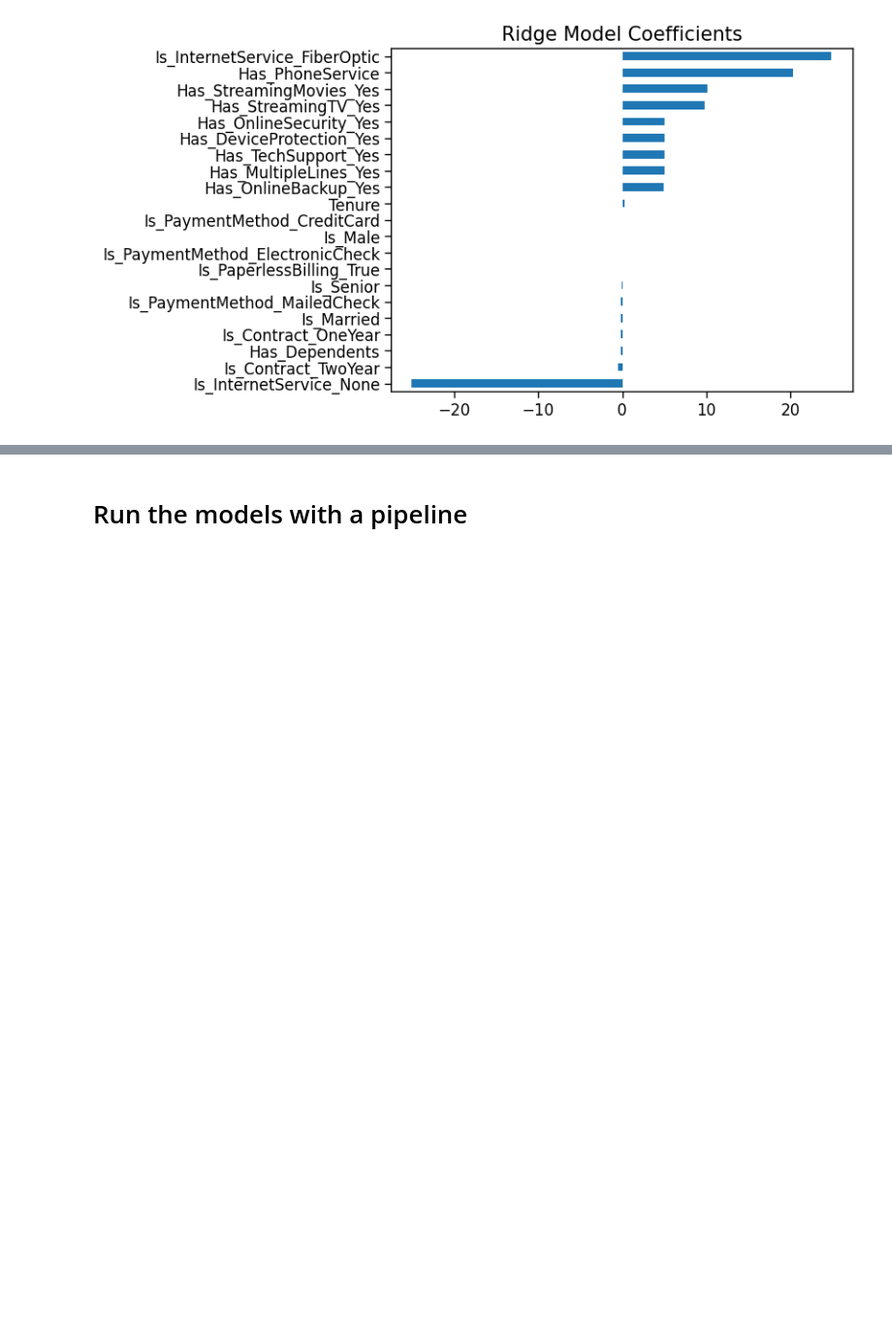
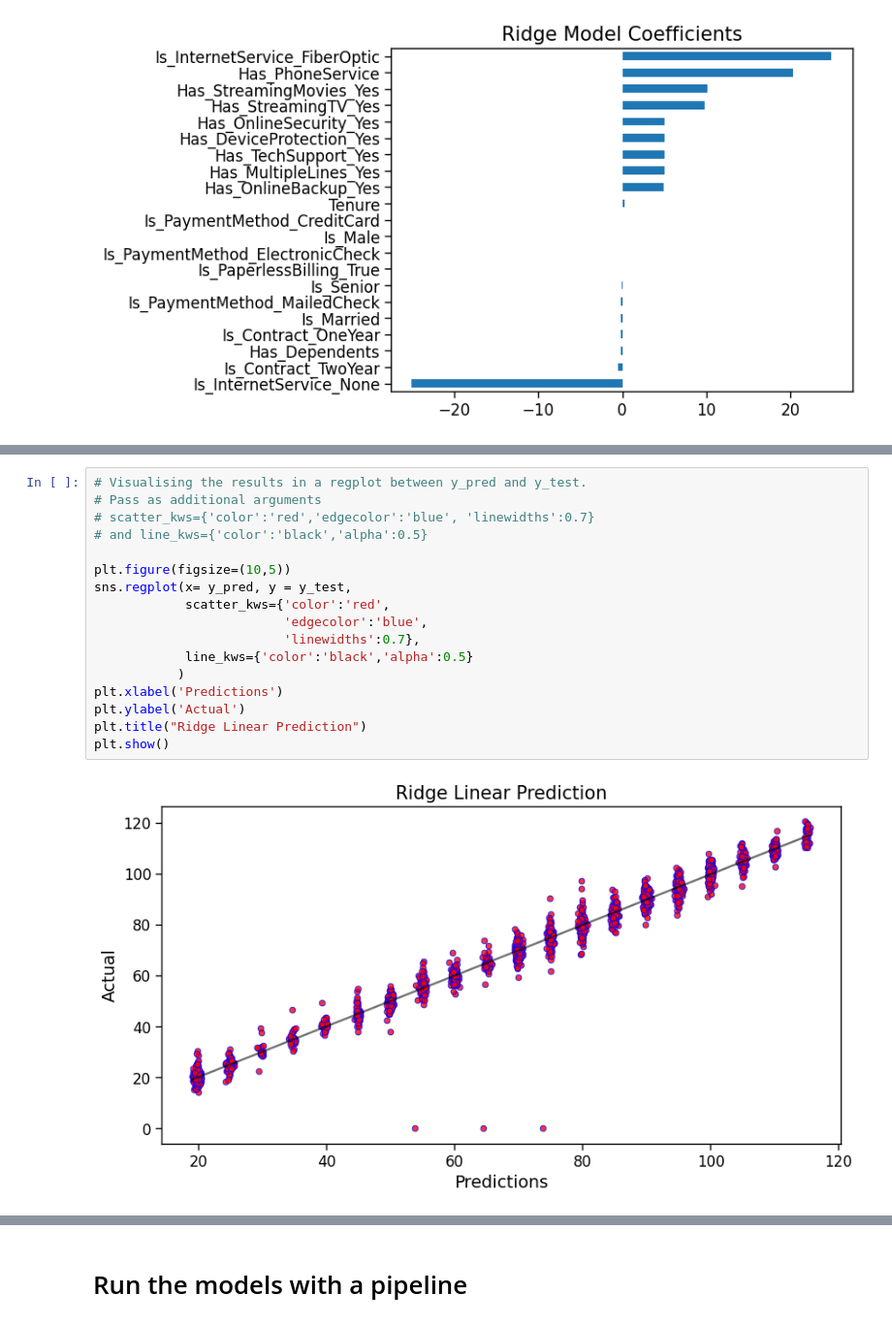
Before and after one commit to kitlapp/Telco_ML, a Jupyter notebook: Regression_ML.ipynb, the cells around one changed output, grey strips where cells are left out. Shown at 97% size. Saved outputs shown, nothing was run; the diff lists cells and outputs as text; blank space fills up the shorter version.

```diff
--- a/Regression_ML.ipynb
+++ b/Regression_ML.ipynb
@@ -575 +594,20 @@ Model coefficients: [ 2.57262309e-01  6.96436736e-02 -6.95437970e-02 -1.33945568
+# %%
+# Visualising the results in a regplot between y_pred and y_test.
+# Pass as additional arguments
+# scatter_kws={'color':'red','edgecolor':'blue', 'linewidths':0.7}
+# and line_kws={'color':'black','alpha':0.5}
+
+plt.figure(figsize=(10,5))
+sns.regplot(x= y_pred, y = y_test,
+            scatter_kws={'color':'red',
+                         'edgecolor':'blue',
+                         'linewidths':0.7},
+            line_kws={'color':'black','alpha':0.5}
+           )
+plt.xlabel('Predictions')
+plt.ylabel('Actual')
+plt.title("Ridge Linear Prediction")
+plt.show()
+# %% [output]
+[figure, added]
 # %% [markdown]
```
Also changed, not shown: parts of 9 cells of this notebook.
